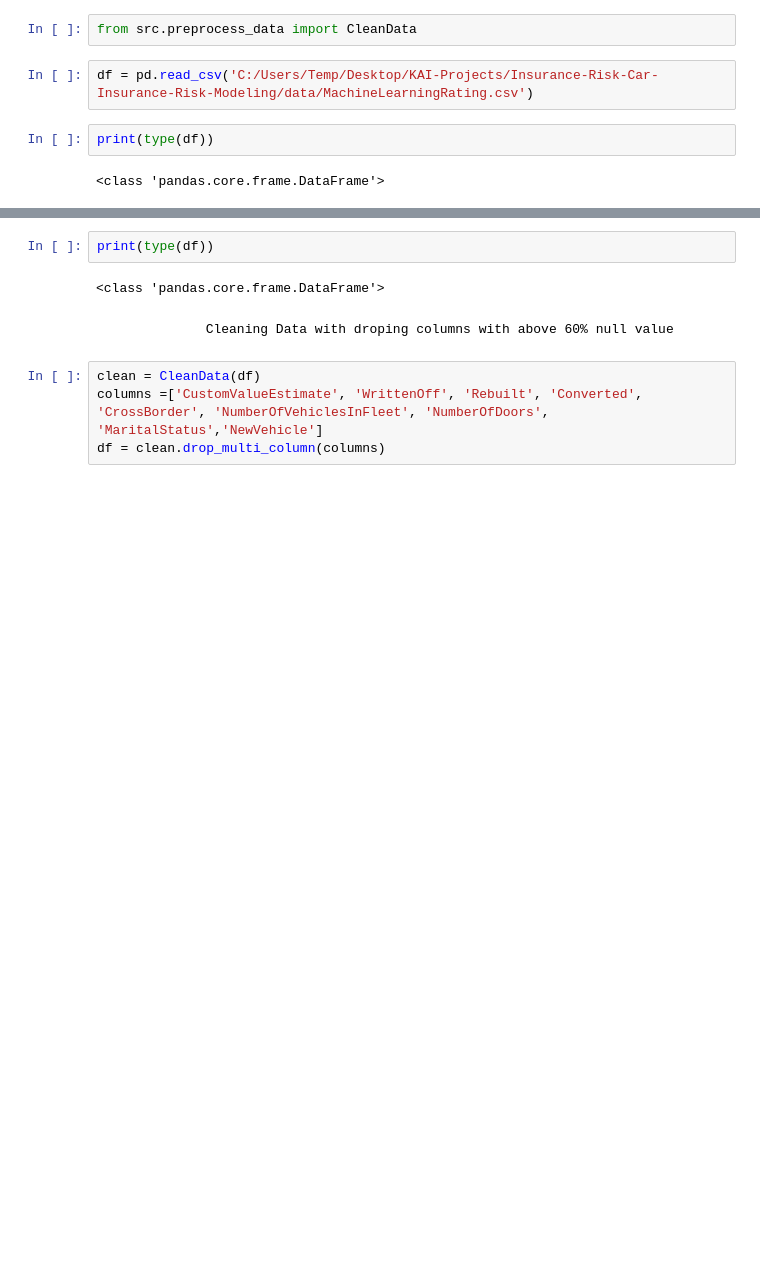
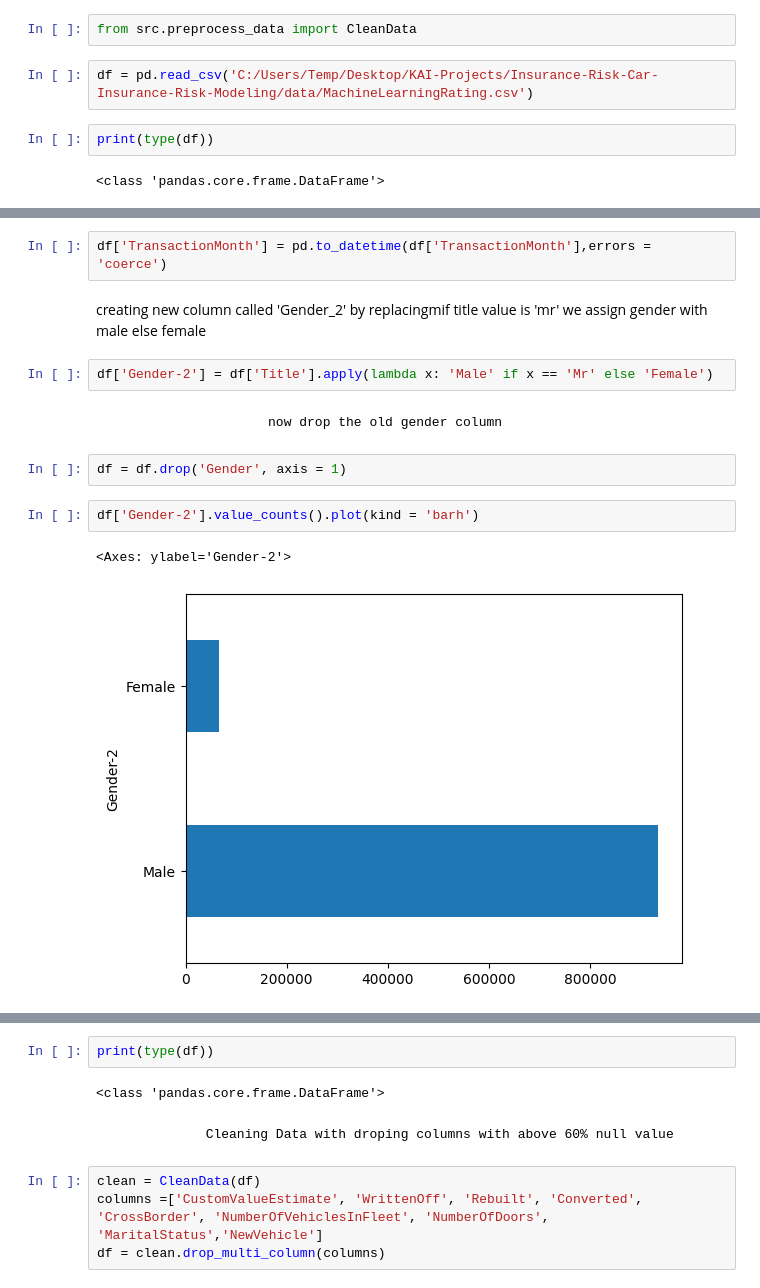
Before and after one commit to Tesfahun03/Insurance-Risk-Car-Insurance-Risk-Modeling, a Jupyter notebook: notebooks/data_cleaning.ipynb, the cells around one changed output, grey strips where cells are left out. Drawn from its saved outputs; the diff is of its cells as text; blank space fills up the shorter version.

```diff
--- a/notebooks/main.ipynb
+++ b/notebooks/data_cleaning.ipynb
@@ -27,3 +51,18 @@ df.tail()
+# %%
+df['TransactionMonth'] = pd.to_datetime(df['TransactionMonth'],errors = 'coerce')
+# %% [markdown]
+creating new column called 'Gender_2' by replacingmif title value is 'mr' we assign gender with male else female
+# %%
+df['Gender-2'] = df['Title'].apply(lambda x: 'Male' if x == 'Mr' else 'Female')
+# %% [markdown]
+                        now drop the old gender column
+# %%
+df = df.drop('Gender', axis = 1)
+# %%
+df['Gender-2'].value_counts().plot(kind = 'barh')
+# %% [output]
+<Axes: ylabel='Gender-2'>
+[figure, added]
 # %%
 df.isna().sum()
 # %% [output]
```
Also changed, not shown: parts of 18 cells of this notebook, 1 other file.
